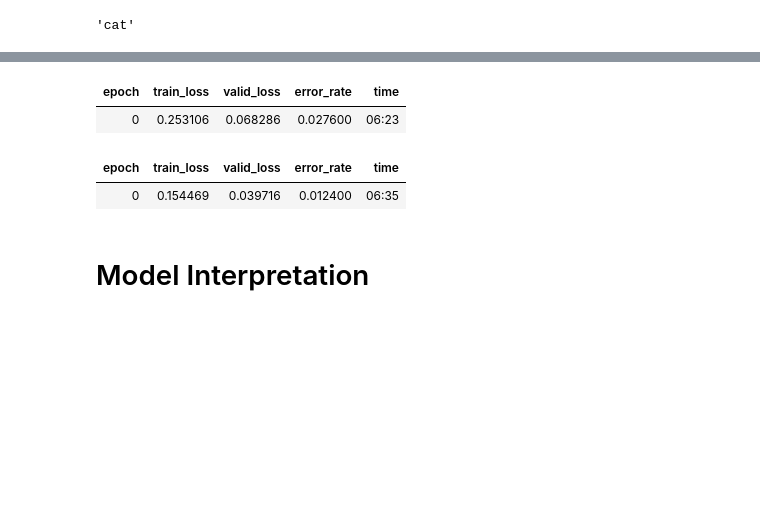
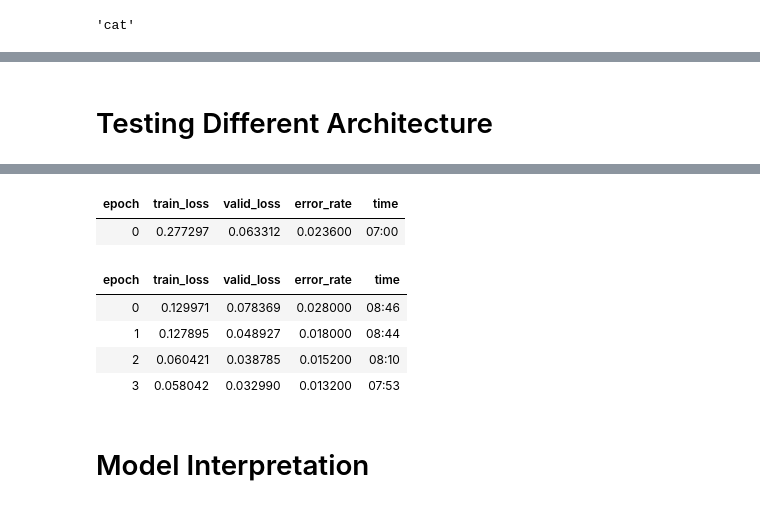
Before and after one commit to skj092/Kaggle_Competition, a Jupyter notebook: dogs-vs-cats-pytorch.ipynb, the cells around one changed output, grey strips where cells are left out. Saved outputs shown, nothing was run; the diff lists cells and outputs as text; code cells hidden in the pictures; blank space fills up the shorter version.

```diff
--- a/dogs-vs-cats-pytorch.ipynb
+++ b/dogs-vs-cats-pytorch.ipynb
@@ -66,2 +78,6 @@ dls.show_batch()
+# %% [markdown]
+# Testing Different Architecture
 # %%
 learn = vision_learner(dls, resnet18, metrics=error_rate)
+learn.fine_tune(4)
+# %% [output]
@@ -68,7 +85,7 @@ learn = vision_learner(dls, resnet18, metrics=error_rate)
+| epoch | train_loss | valid_loss | error_rate | time |
+| 0 | 0.277297 | 0.063312 | 0.023600 | 07:00 |
+| epoch | train_loss | valid_loss | error_rate | time |
+| 0 | 0.129971 | 0.078369 | 0.028000 | 08:46 |
+| 1 | 0.127895 | 0.048927 | 0.018000 | 08:44 |
+| 2 | 0.060421 | 0.038785 | 0.015200 | 08:10 |
+| 3 | 0.058042 | 0.032990 | 0.013200 | 07:53 |
-# %%
-learn.fine_tune(1)
-# %% [output]
-| epoch | train_loss | valid_loss | error_rate | time |
-| 0 | 0.253106 | 0.068286 | 0.027600 | 06:23 |
-| epoch | train_loss | valid_loss | error_rate | time |
-| 0 | 0.154469 | 0.039716 | 0.012400 | 06:35 |
```
Also changed, not shown: parts of 17 cells of this notebook.
